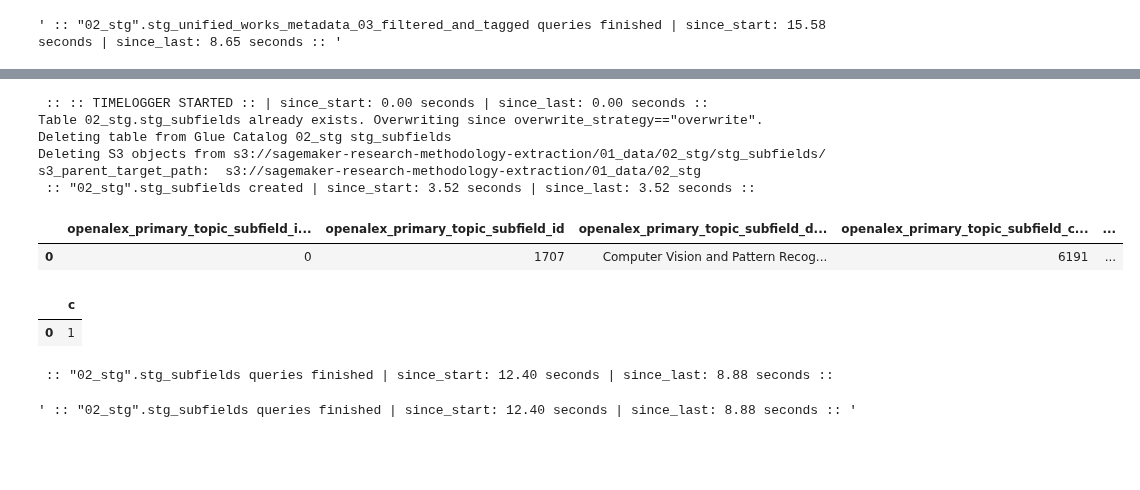
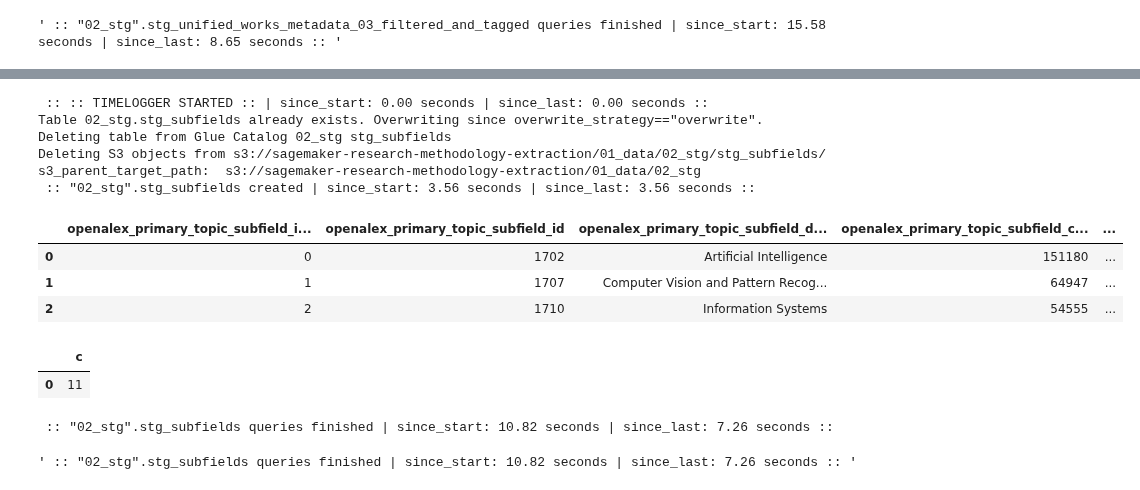
Before and after one commit to ka-steve/sagemaker_research_classification, a Jupyter notebook: src/04_transformation/04_01_transformation_control.ipynb, the cells around one changed output, grey strips where cells are left out. Saved outputs shown, nothing was run; the diff lists cells and outputs as text; code cells hidden in the pictures; blank space fills up the shorter version.

```diff
--- a/src/04_transformation/04_01_transformation_control.ipynb
+++ b/src/04_transformation/04_01_transformation_control.ipynb
@@ -370,32 +372,34 @@ s3_parent_target_path:  s3://sagemaker-research-methodology-extraction/01_data/0
 # %%
 table_name = 'stg_subfields'
 db_name = '02_stg'
 timelogger = utils.TimeLogger()
 utils.create_table_from_sql_file(
     database_name = db_name,
     table_name = table_name,
     overwrite_strategy='overwrite', # options: fail, overwrite, ignore
     wait=True,
 )
 timelogger.log(f'"{db_name}".{table_name} created')
 
 utils.pd_set_options(cols=300)
-display(wr.athena.read_sql_query(f"""SELECT * FROM "{db_name}".{table_name} ORDER BY openalex_primary_topic_subfield_count DESC LIMIT 300 """, db_name))
+display(wr.athena.read_sql_query(f"""SELECT * FROM "{db_name}".{table_name} ORDER BY openalex_primary_topic_subfield_count DESC LIMIT 3 """, db_name))
 display(wr.athena.read_sql_query(f"""SELECT COUNT(*) AS c FROM "{db_name}".{table_name} """, db_name))
 timelogger.log(f'"{db_name}".{table_name} queries finished')
 # %% [output]
  :: :: TIMELOGGER STARTED :: | since_start: 0.00 seconds | since_last: 0.00 seconds ::
 Table 02_stg.stg_subfields already exists. Overwriting since overwrite_strategy=="overwrite".
 Deleting table from Glue Catalog 02_stg stg_subfields
 Deleting S3 objects from s3://sagemaker-research-methodology-extraction/01_data/02_stg/stg_subfields/
 s3_parent_target_path:  s3://sagemaker-research-methodology-extraction/01_data/02_stg
- :: "02_stg".stg_subfields created | since_start: 3.52 seconds | since_last: 3.52 seconds ::
+ :: "02_stg".stg_subfields created | since_start: 3.56 seconds | since_last: 3.56 seconds ::
 |  | openalex_primary_topic_subfield_i... | openalex_primary_topic_subfield_id | openalex_primary_topic_subfield_d... | openalex_primary_topic_subfield_c... | ... |
-| 0 | 0 | 1707 | Computer Vision and Pattern Recog... | 6191 | ... |
+| 0 | 0 | 1702 | Artificial Intelligence | 151180 | ... |
+| 1 | 1 | 1707 | Computer Vision and Pattern Recog... | 64947 | ... |
+| 2 | 2 | 1710 | Information Systems | 54555 | ... |
 |  | c |
-| 0 | 1 |
+| 0 | 11 |
- :: "02_stg".stg_subfields queries finished | since_start: 12.40 seconds | since_last: 8.88 seconds ::
+ :: "02_stg".stg_subfields queries finished | since_start: 10.82 seconds | since_last: 7.26 seconds ::
-' :: "02_stg".stg_subfields queries finished | since_start: 12.40 seconds | since_last: 8.88 seconds :: '
+' :: "02_stg".stg_subfields queries finished | since_start: 10.82 seconds | since_last: 7.26 seconds :: '
 # %%
 table_name = 'stg_unified_works_metadata_04_with_topics_and_subfields'
 db_name = '02_stg'
```
Also changed, not shown: parts of 15 cells of this notebook, 6 other files.
